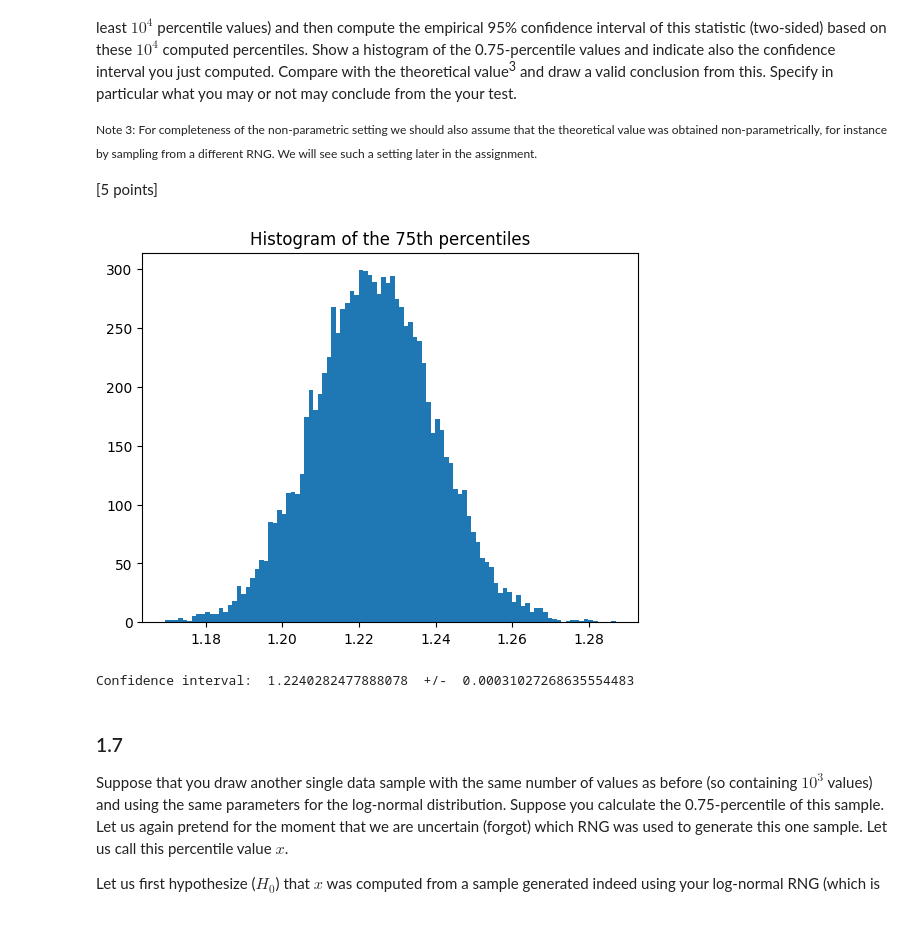
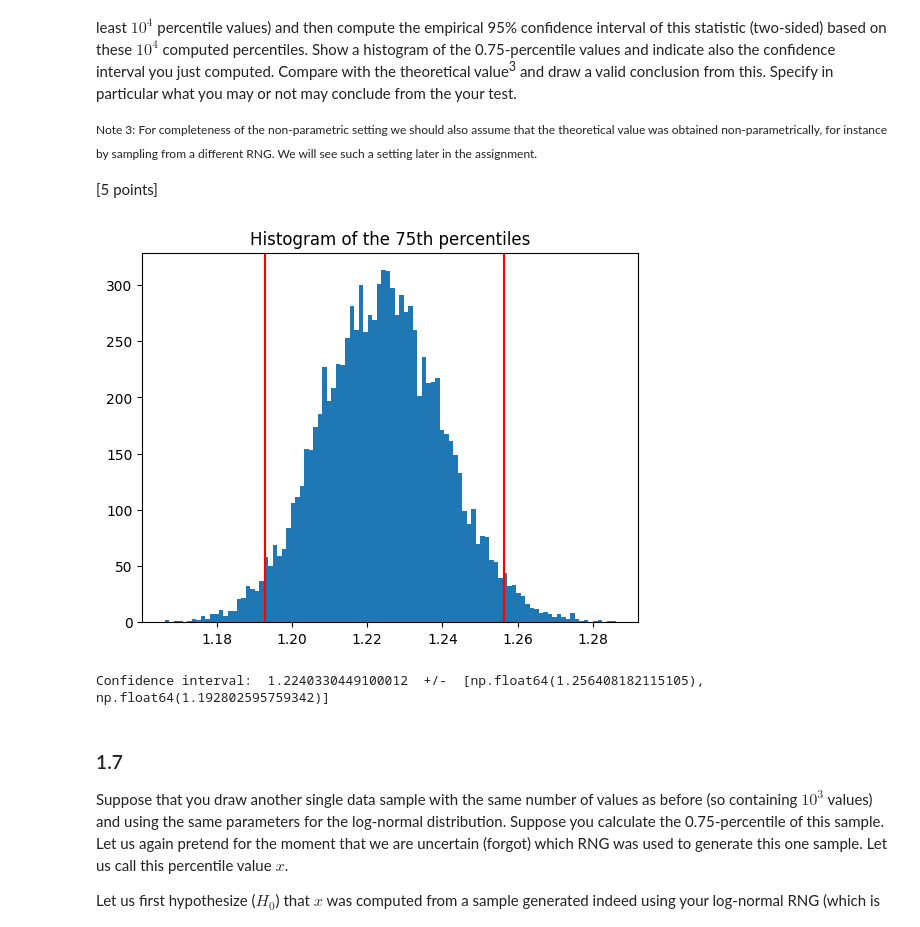
Before and after one commit to J0bster/sda_week2, a Jupyter notebook: SDA_Assignment_#2.ipynb, the cells around one changed output. Cells and saved outputs as stored; diff of their text form; code cells hidden in the pictures.

```diff
--- a/SDA_Assignment_#2.ipynb
+++ b/SDA_Assignment_#2.ipynb
@@ -173,24 +173,28 @@ Compare with the theoretical value<sup>3</sup> and draw a valid conclusion from
 # %%
 def simulate():
     values =[]
     for _ in range(10**4):
         values.append([randlognorm(MU, SIGMA) for _ in range(10**3)])
     return values
 
 values = simulate()
 
 percentiles = [percentile(v, 0.75) for v in values]
 
-confidence_interval = 1.960 * (np.std(percentiles)/np.sqrt(len(percentiles)))
+# confidence_interval = 1.960 * (np.std(percentiles))
+confidence_interval = [percentile(percentiles, 0.975), percentile(percentiles, 0.025)]
 
 plt.hist(percentiles, 100)
 plt.title("Histogram of the 75th percentiles")
+plt.axvline(confidence_interval[0], color='red', label="Mean + conf")
+plt.axvline(confidence_interval[1], color='red', label="Mean - conf")
 plt.show()
 
+confidence = [confidence_interval[1], confidence_interval[0]]
 print("Confidence interval: ", np.mean(percentiles), " +/- ", confidence_interval)
 # %% [output]
-[figure, old version]
+[figure, new version]
-Confidence interval:  1.2240282477888078  +/-  0.00031027268635554483
+Confidence interval:  1.2240330449100012  +/-  [np.float64(1.256408182115105), np.float64(1.192802595759342)]
 # %% [markdown]
 ### 1.7
 
```
Also changed, not shown: parts of 8 cells of this notebook.
